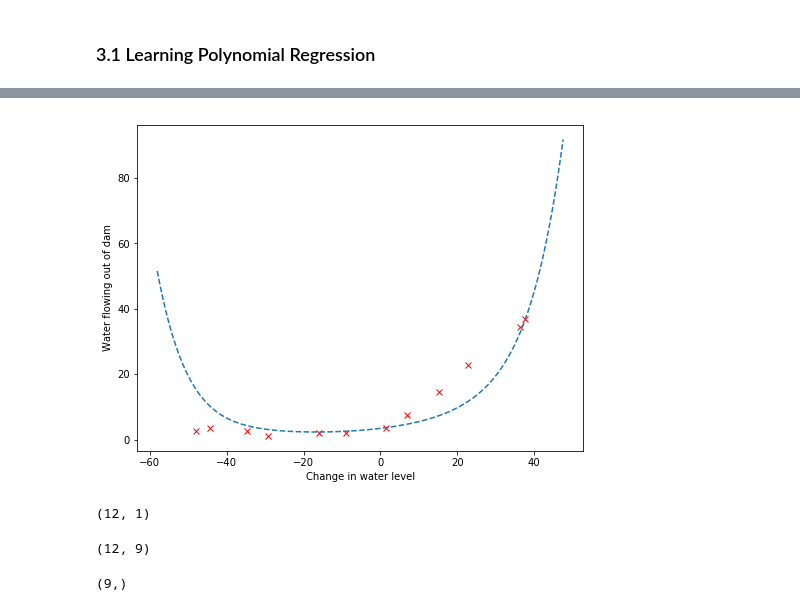
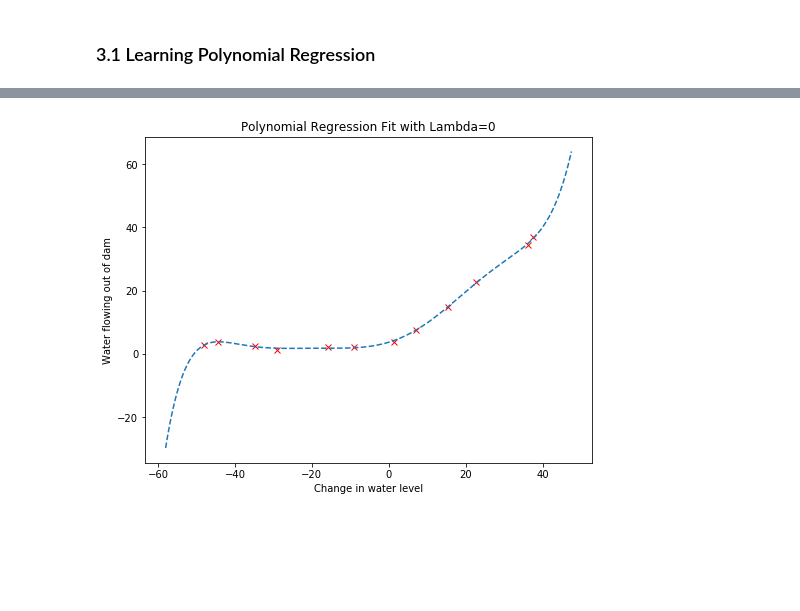
Before and after one commit to ZER-0-NE/Ng_ML, a Jupyter notebook: ex5/5_Regularized_linear_regression_and_bias_vs_variance.ipynb, the cells around one changed output, grey strips where cells are left out. Saved outputs shown, nothing was run; the diff lists cells and outputs as text; code cells hidden in the pictures; blank space fills up the shorter version.

Commit message:
Learning Polynomial Regression - training data overfit

```diff
--- a/ex5/5_Regularized_linear_regression_and_bias_vs_variance.ipynb
+++ b/ex5/5_Regularized_linear_regression_and_bias_vs_variance.ipynb
@@ -77,32 +77,13 @@ def linear_reg_cost_function(X, y, theta, Lambda):
 
 
     ## Gradient
-    grad[0] = 1/m * np.sum(np.dot((np.dot(X, theta) - y).T, X)[:,0])
-    grad[1:] = 1/m * np.sum(np.dot((np.dot(X, theta) - y).T, X)[:,1:]) + Lambda/m * theta[1:]
+    grad[0] = 1/m * np.dot((np.dot(X, theta) - y).T, X)[:,0]
+    grad[1:] = (1/m * np.dot((np.dot(X, theta) - y).T, X)[:,1:] + Lambda/m * theta[1:].T).T
 
     # scipy.minimize requires a flat gradient output,
     # see https://stackoverflow.com/q/8752169/8291169
     grad = np.ndarray.flatten(grad)
 
-
-    print('X.shape', X.shape)
-    print('')
-    print('y.shape', y.shape)
-    print('')
-    print('grad.shape', grad.shape)
-    print('')
-    print('J:', J)
-    print('')
-    print('(np.dot(X, theta) - y).T:', (np.dot(X, theta) - y).T)
-    print('')
-    print('np.dot((np.dot(X, theta) - y).T, X):', np.dot((np.dot(X, theta) - y).T, X))
-    print('')
-    print('np.dot((np.dot(X, theta) - y).T, X).shape:', np.dot((np.dot(X, theta) - y).T, X).shape)
-    print('')
-    print('grad:', grad)
-    print('\n\n\n')
-
-
     return J, grad
 # %%
 theta = np.array([[1],[1]]) # lots of square brackets to enforce shape = (2,1)
@@ -179,7 +124,7 @@ def train_linear_reg(X, y, Lambda):
     def cost_func(t):
         return linear_reg_cost_function(X, y, t, Lambda)
 
-    res = minimize(fun=cost_func, x0=theta, method='CG', jac=True, options={'maxiter':200, 'disp':True})
+    res = minimize(fun=cost_func, x0=theta, method='CG', jac=True, options={'maxiter':200})
     theta = res.x
 
     return theta
@@ -392,22 +286,14 @@ def plot_fit(min_x, max_x, mu, sigma, theta, p):
 # %%
 plt.figure(figsize=(8,6))
 plt.plot(X, y, 'rx')
 plot_fit(min(X), max(X), mu, sigma, theta, p)
 plt.xlabel('Change in water level')
 plt.ylabel('Water flowing out of dam')
+plt.title('Polynomial Regression Fit with Lambda=0')
 plt.show()
-# title (sprintf('Polynomial Regression Fit (lambda = %f)', lambda));
+
+# We expect to see an overfit to the training data (i.e. high variance)
+# because we're using Lambda=0 (i.e. no regularisation) and high-order
+# polynomial features.
 # %% [output]
-[figure, old version]
+[figure, new version]
-# %%
-X.shape
-# %% [output]
-(12, 1)
-# %%
-X_poly.shape
-# %% [output]
-(12, 9)
-# %%
-theta.shape
-# %% [output]
-(9,)
```
Also changed, not shown: parts of 11 cells of this notebook.
